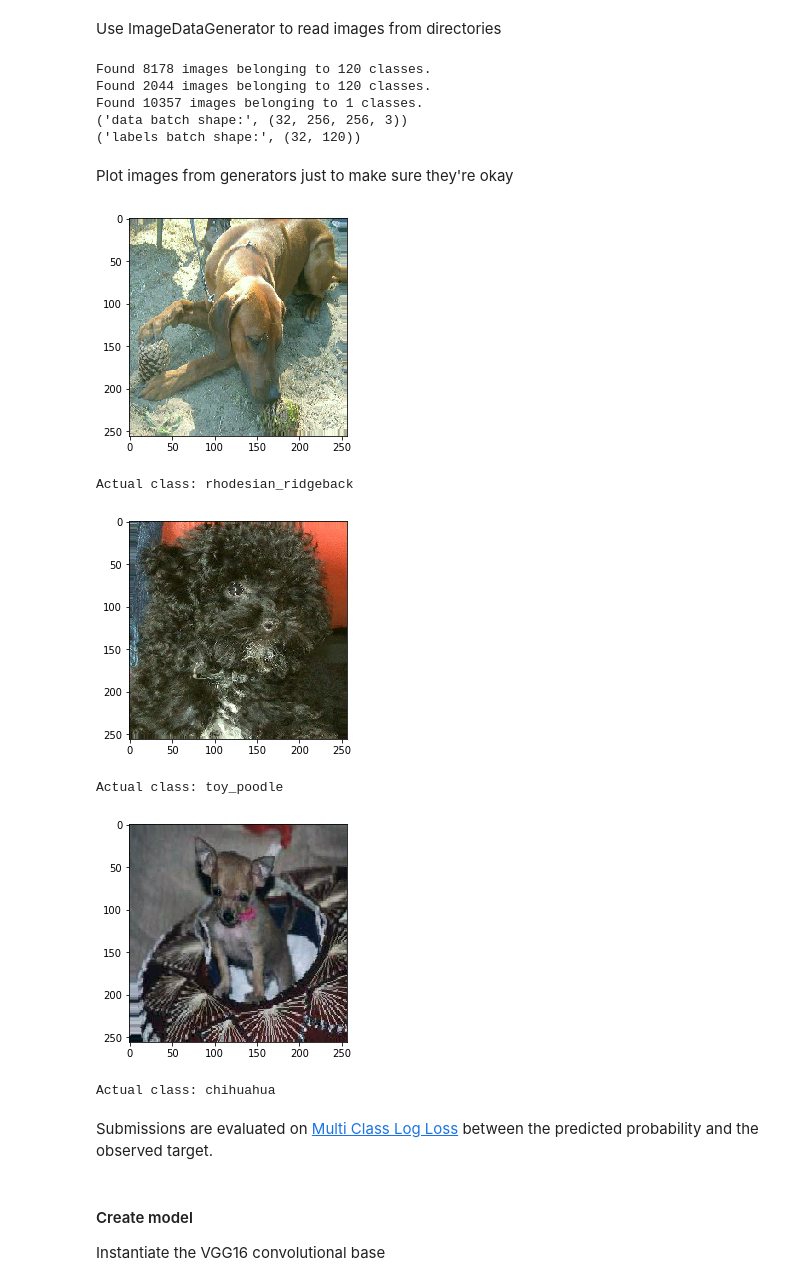
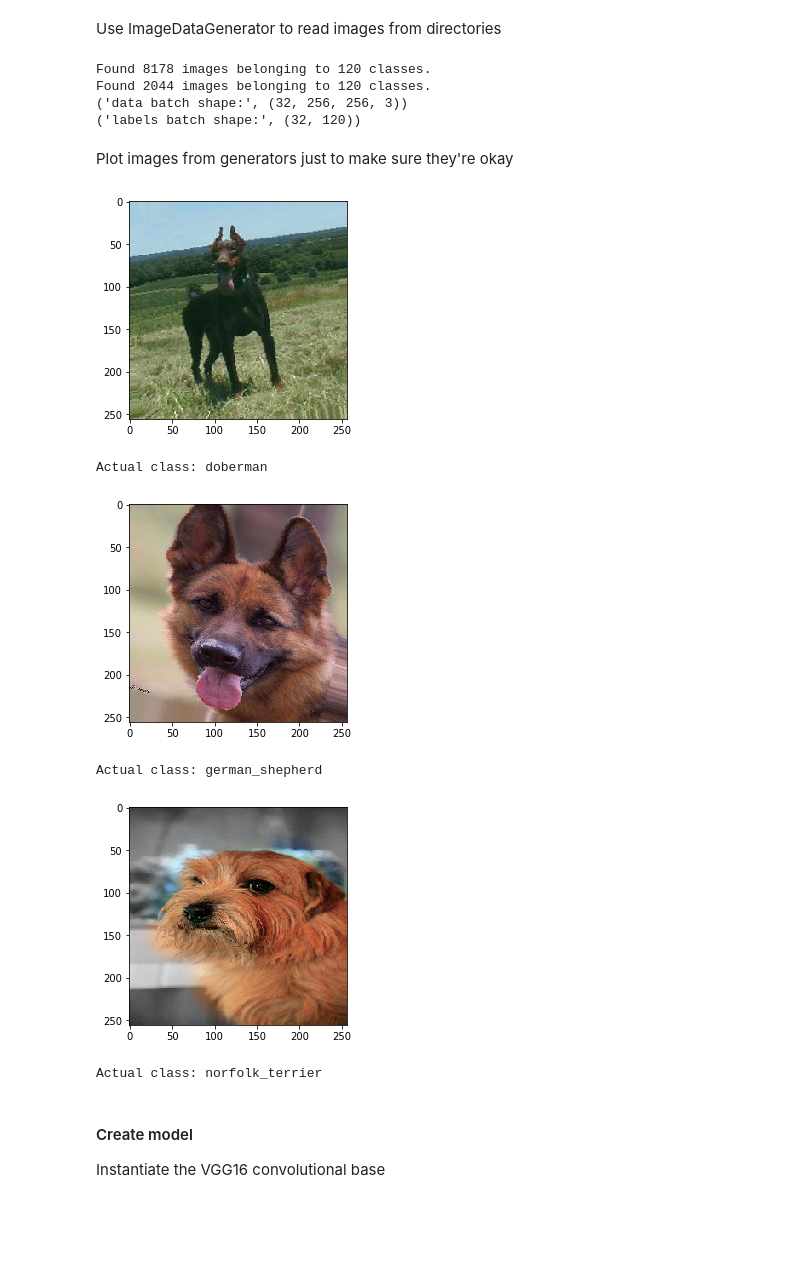
Before and after one commit to meccaLeccaHi/kaggle, a Jupyter notebook: kaggle-dogbreed.ipynb, the cells around one changed output. Cells and saved outputs as stored; diff of their text form; code cells hidden in the pictures; blank space fills up the shorter version.

```diff
--- a/kaggle-dogbreed.ipynb
+++ b/kaggle-dogbreed.ipynb
@@ -201,7 +176,7 @@ for i,folder in enumerate(sorted(train_class_folders)):
     # Show image from each class
     ax.set_title(folder)
     ax.imshow(Image.open(os.path.join(path,folder)+'/'+contents[0]))
-    #ax.axis('off')
+    ax.axis('off')
 
 fig.savefig(RESULTS_DIR+'training_class_examples.png')
 # %% [output]
@@ -217,7 +192,6 @@ train_datagen = ImageDataGenerator(rescale=1./255, shear_range=0.05, rotation_ra
                 #rotation_range=15, height_shift_range=0.05,
                 #shear_range=0.1, channel_shift_range=20, width_shift_range=0.1
 valid_datagen = ImageDataGenerator(rescale=1./255)
-test_datagen = ImageDataGenerator(rescale=1./255)
 
 train_generator = train_datagen.flow_from_directory(
     TRAIN_DIR,  # Target directory
@@ -241,38 +215,63 @@ for data_batch, labels_batch in train_generator:
 # %% [output]
 Found 8178 images belonging to 120 classes.
 Found 2044 images belonging to 120 classes.
-Found 10357 images belonging to 1 classes.
 ('data batch shape:', (32, 256, 256, 3))
 ('labels batch shape:', (32, 120))
 # %% [markdown]
 Plot images from generators just to make sure they're okay
 # %%
 # Test out image generator
+inverted_dict = dict([[v,k] for k,v in train_generator.class_indices.items()])
+
+im_vals,class_val = train_generator.next()
+#predictions = pt_dr_conv_model.predict(im_vals)
+
 for i in range(0, 3):
-    inverted_dict = dict([[v,k] for k,v in train_generator.class_indices.items()])
-
-    im_vals,class_val = train_generator.next()
-    #predictions = pt_dr_conv_model.predict(im_vals)
 
     # Show image
     plt.imshow(im_vals[i])
     plt.show()
 
     y_test = np.argmax(class_val, axis=1)
     #y_pred = np.argmax(predictions, axis=1)
 
     # Show actual category
     category_val = inverted_dict[y_test[i]]
     print('Actual class: '+category_val)
 
     ## Show predicted category
     #class_preds = inverted_dict[y_pred[i]]
     #print('Predicted class: '+class_preds)
+
+
+'''
+# Show a single image augmented several times
+from keras.preprocessing import image
+import matplotlib.pyplot as plt
+
+train_first_dir = os.path.join(train_dir, clazzes[0])
+fnames = [os.path.join(train_first_dir, fname) for fname in os.listdir(train_first_dir)]
+
+img_path = fnames[3]
+img = image.load_img(img_path, target_size=(img_width, img_height))
+x = image.img_to_array(img)
+x = x.reshape((1,) + x.shape)
+
+i = 0
+for batch in train_datagen.flow(x, batch_size=1):
+    plt.figure(i)
+    imgplot = plt.imshow(image.array_to_img(batch[0]))
+    i += 1
+    if i % 4 == 0:
+        break
+
+plt.show()
+'''
 # %% [output]
-[figure, old version]
+[figure, new version]
-Actual class: rhodesian_ridgeback
+Actual class: doberman
-[figure, old version]
+[figure, new version]
-Actual class: toy_poodle
+Actual class: german_shepherd
-[figure, old version]
+[figure, new version]
-Actual class: chihuahua
+Actual class: norfolk_terrier
 # %%
@@ -297,4 +309,2 @@ def plot_save_history(history, savename):
     plt.show()
     fig.savefig(savename) # , figsize=(5, 5), dpi=150
-# %% [markdown]
-Submissions are evaluated on [Multi Class Log Loss](https://www.kaggle.com/wiki/MultiClassLogLoss) between the predicted probability and the observed target.
```
Also changed, not shown: parts of 30 cells of this notebook.
